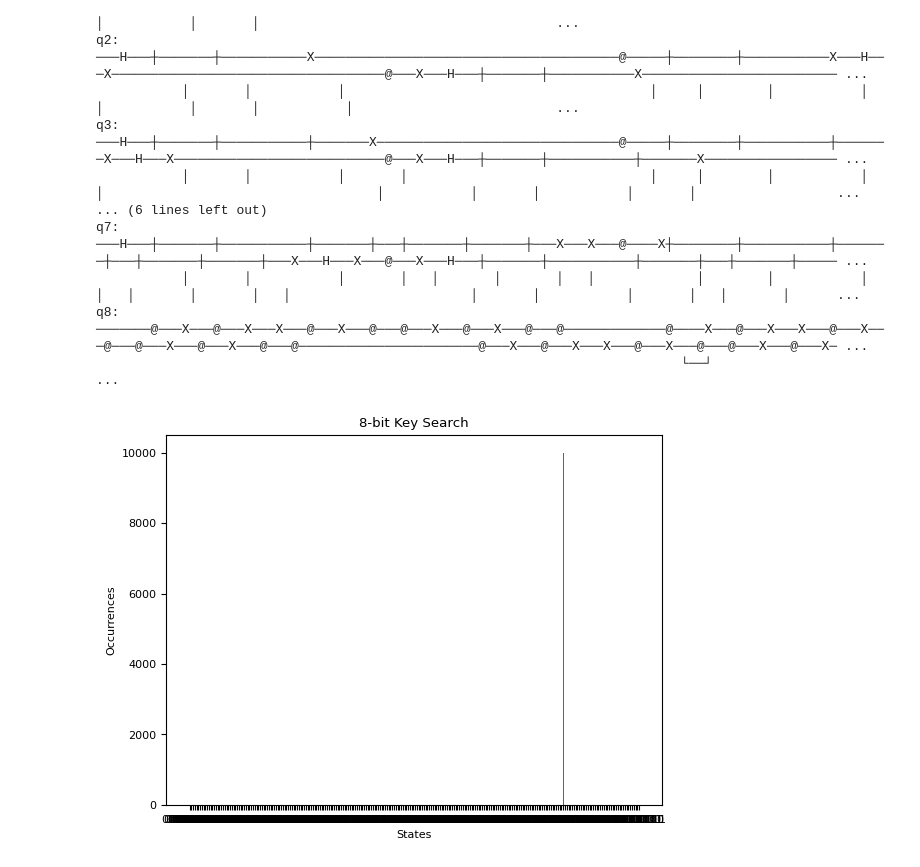
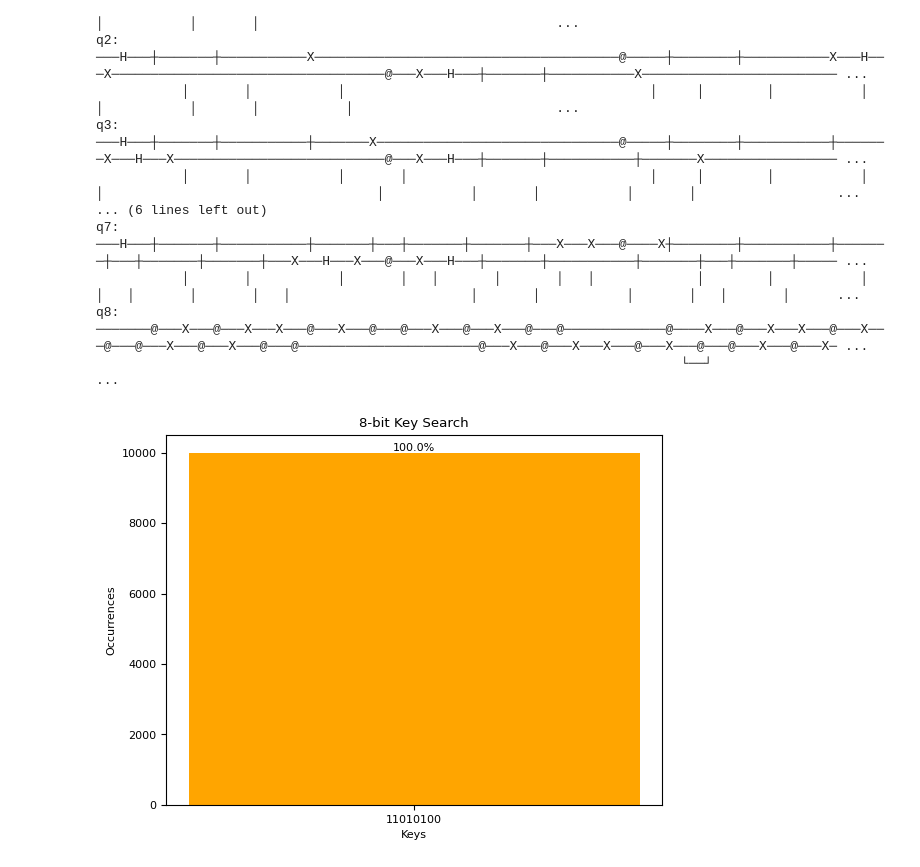
Before and after one commit to rushanh1/Quantum-Networks-Quantum-Circuits, a Jupyter notebook: quantum_brute_force_key_search.ipynb, the cells around one changed output. Cells and saved outputs as stored; diff of their text form; code cells hidden in the pictures.

Commit message:
Implementing clear histogram v1

```diff
--- a/quantum_brute_force_key_search.ipynb
+++ b/quantum_brute_force_key_search.ipynb
@@ -97,8 +97,9 @@ for i in range(int((math.pi / 4) * math.sqrt(N))):
     circuit.append(cirq.X(qubit[i]))
     circuit.append(cirq.H(qubit[i]))
 
-for i in range(n):
-  circuit.append(cirq.measure(qubit[i]))
+
+
+circuit.append(cirq.measure(*[qubit[i] for i in range(n)], key='result'))
 
 print(circuit)
 # %% [output]
@@ -119,13 +120,32 @@ q7: ───H───┼───────┼──────────
            │       │           │       │   │       │       │   │             │        │           │       │   │       │       │   │                       │       │           │       │   │       │      ...
 q8: ───────@───X───@───X───X───@───X───@───@───X───@───X───@───@─────────────@────X───@───X───X───@───X───@───@───X───@───X───@───@───────────────────────@───X───@───X───X───@───X───@───@───X───@───X─ ...
                                                                            └──┘                                                                                                                          ...
-# %%
-#Applying the simulator
-
-result = cirq.Simulator().run(circuit, repetitions=10000)
-
-hist = cirq.plot_state_histogram(result, plt.subplot(), title = '8-bit Key Search', xlabel = 'States', ylabel = 'Occurrences', tick_label=binary_labels(n))
-
-plt.show()
-# %% [output]
-[figure, removed]
+# %%
+#Applying the simulator
+
+#runs the circuit 10000 to get accurate results
+result = cirq.Simulator().run(circuit, repetitions=10000)
+
+counts = result.histogram(key ='result') #counts how many times each key was measured
+total = sum(counts.values()) #adds up the total nu,m of counts
+
+keys = []
+values = []
+
+for o in counts:
+  if counts[o] > 0.01 * total:
+    keys.append(format(o, f'0{n}b')) #Turns the key num into strings
+    values.append(counts[o])
+
+plt.bar(keys, values, color='orange')
+
+#runs through each bar
+for i in range(len(values)):
+  plt.text(i, values[i], f'{100*values[i]/total:.1f}%', ha='center', va='bottom')
+
+plt.title('8-bit Key Search')
+plt.xlabel('Keys')
+plt.ylabel('Occurrences')
+plt.show()
+# %% [output]
+[figure, added]
```
